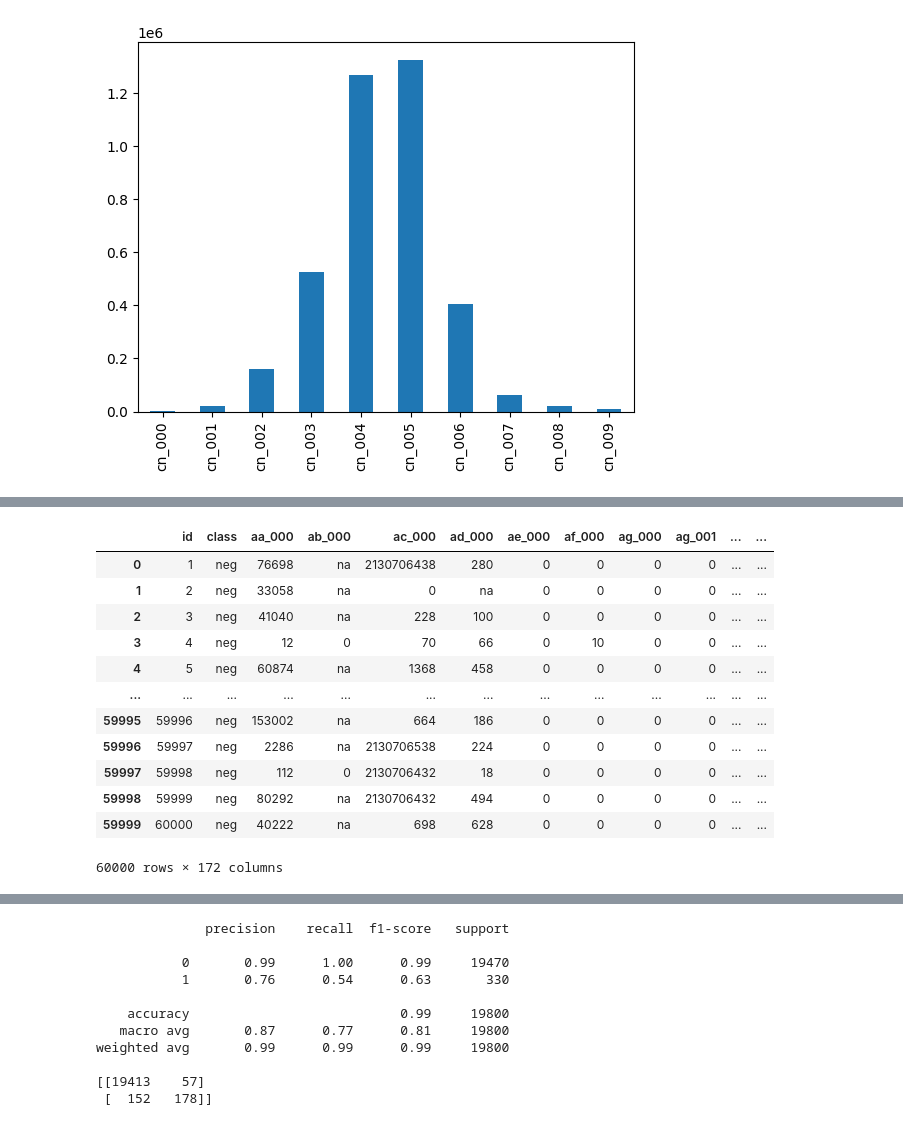
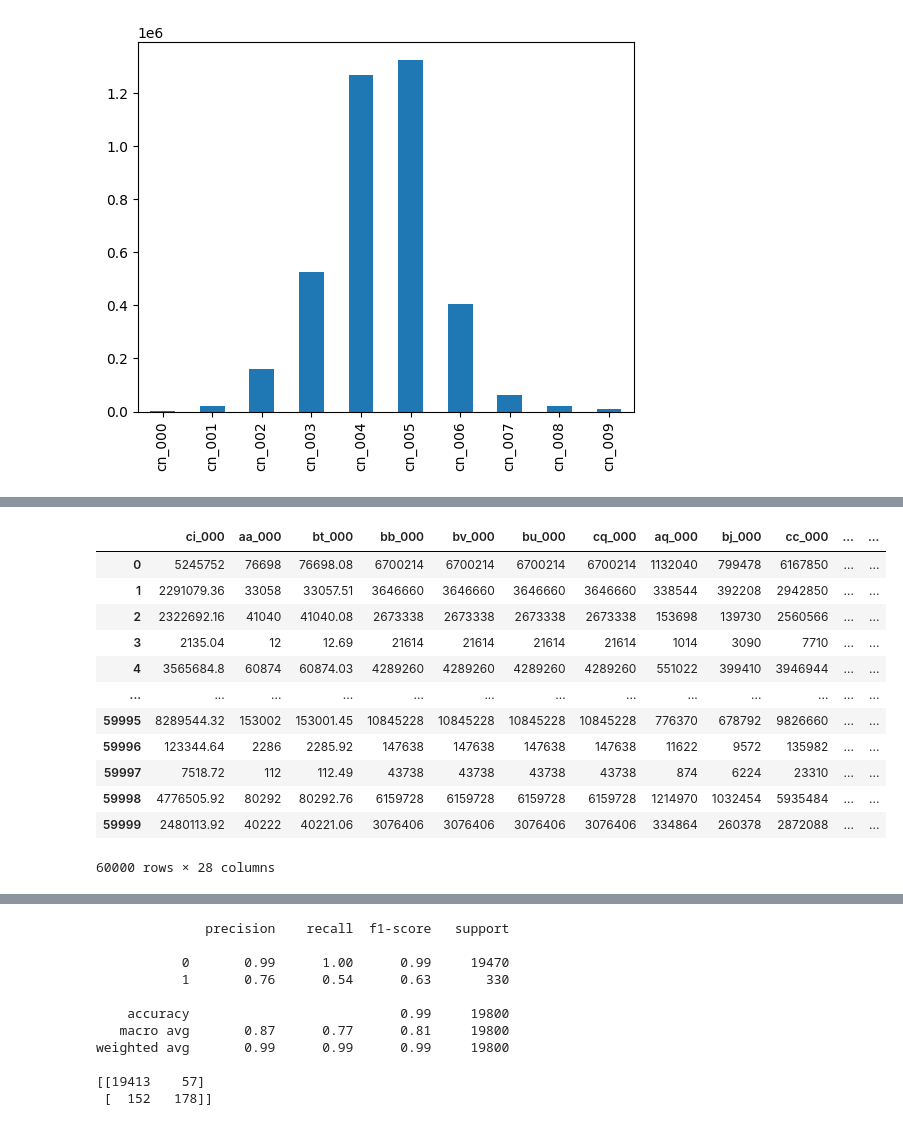
Before and after one commit to firatkizilboga/APS-Failure-Prediction, a Jupyter notebook: EDA.ipynb, the cells around one changed output, grey strips where cells are left out. Cells and saved outputs as stored; diff of their text form; code cells hidden in the pictures.

```diff
--- a/EDA.ipynb
+++ b/EDA.ipynb
@@ -105,0 +109,7 @@ train_df.filter(regex='cn_[0-9][0-9][0-9]').replace('na', 0).astype(int).mean().
+# %%
+#look at the correlation between the columns against the targe
+train_df_for_corr["class"] = train_df_for_corr["class"].replace(['neg', 'pos'], [0, 1])
+train_df_for_corr = train_df_for_corr.replace('na', 0).astype(float).corr()
+# %%
+#get non categorical columns
+numerical_columns = cols[~categorical_cols_idx]
@@ -106,19 +130,25 @@ train_df.filter(regex='cn_[0-9][0-9][0-9]').replace('na', 0).astype(int).mean().
+# %%
+#plot the non categorical columns
+relevant_col_bools = train_df_for_corr["class"].abs()[numerical_columns[2:]].sort_values(ascending=False) > 0.3
+# %%
+#get the columns that are relevant
+relevant_numerical_cols = relevant_col_bools[relevant_col_bools].index
 # %%
-train_df
+train_df[relevant_numerical_cols]
 # %% [output]
-|  | id | class | aa_000 | ab_000 | ac_000 | ad_000 | ae_000 | af_000 | ag_000 | ag_001 | ... | ... |
-| 0 | 1 | neg | 76698 | na | 2130706438 | 280 | 0 | 0 | 0 | 0 | ... | ... |
-| 1 | 2 | neg | 33058 | na | 0 | na | 0 | 0 | 0 | 0 | ... | ... |
-| 2 | 3 | neg | 41040 | na | 228 | 100 | 0 | 0 | 0 | 0 | ... | ... |
-| 3 | 4 | neg | 12 | 0 | 70 | 66 | 0 | 10 | 0 | 0 | ... | ... |
-| 4 | 5 | neg | 60874 | na | 1368 | 458 | 0 | 0 | 0 | 0 | ... | ... |
+|  | ci_000 | aa_000 | bt_000 | bb_000 | bv_000 | bu_000 | cq_000 | aq_000 | bj_000 | cc_000 | ... | ... |
+| 0 | 5245752 | 76698 | 76698.08 | 6700214 | 6700214 | 6700214 | 6700214 | 1132040 | 799478 | 6167850 | ... | ... |
+| 1 | 2291079.36 | 33058 | 33057.51 | 3646660 | 3646660 | 3646660 | 3646660 | 338544 | 392208 | 2942850 | ... | ... |
+| 2 | 2322692.16 | 41040 | 41040.08 | 2673338 | 2673338 | 2673338 | 2673338 | 153698 | 139730 | 2560566 | ... | ... |
+| 3 | 2135.04 | 12 | 12.69 | 21614 | 21614 | 21614 | 21614 | 1014 | 3090 | 7710 | ... | ... |
+| 4 | 3565684.8 | 60874 | 60874.03 | 4289260 | 4289260 | 4289260 | 4289260 | 551022 | 399410 | 3946944 | ... | ... |
 | ... | ... | ... | ... | ... | ... | ... | ... | ... | ... | ... | ... | ... |
-| 59995 | 59996 | neg | 153002 | na | 664 | 186 | 0 | 0 | 0 | 0 | ... | ... |
-| 59996 | 59997 | neg | 2286 | na | 2130706538 | 224 | 0 | 0 | 0 | 0 | ... | ... |
-| 59997 | 59998 | neg | 112 | 0 | 2130706432 | 18 | 0 | 0 | 0 | 0 | ... | ... |
-| 59998 | 59999 | neg | 80292 | na | 2130706432 | 494 | 0 | 0 | 0 | 0 | ... | ... |
-| 59999 | 60000 | neg | 40222 | na | 698 | 628 | 0 | 0 | 0 | 0 | ... | ... |
+| 59995 | 8289544.32 | 153002 | 153001.45 | 10845228 | 10845228 | 10845228 | 10845228 | 776370 | 678792 | 9826660 | ... | ... |
+| 59996 | 123344.64 | 2286 | 2285.92 | 147638 | 147638 | 147638 | 147638 | 11622 | 9572 | 135982 | ... | ... |
+| 59997 | 7518.72 | 112 | 112.49 | 43738 | 43738 | 43738 | 43738 | 874 | 6224 | 23310 | ... | ... |
+| 59998 | 4776505.92 | 80292 | 80292.76 | 6159728 | 6159728 | 6159728 | 6159728 | 1214970 | 1032454 | 5935484 | ... | ... |
+| 59999 | 2480113.92 | 40222 | 40221.06 | 3076406 | 3076406 | 3076406 | 3076406 | 334864 | 260378 | 2872088 | ... | ... |
-60000 rows × 172 columns
+60000 rows × 28 columns
 # %%
 from sklearn.preprocessing import StandardScaler
 from sklearn.linear_model import LogisticRegression
```
Also changed, not shown: parts of 21 cells of this notebook, 2 other files.
